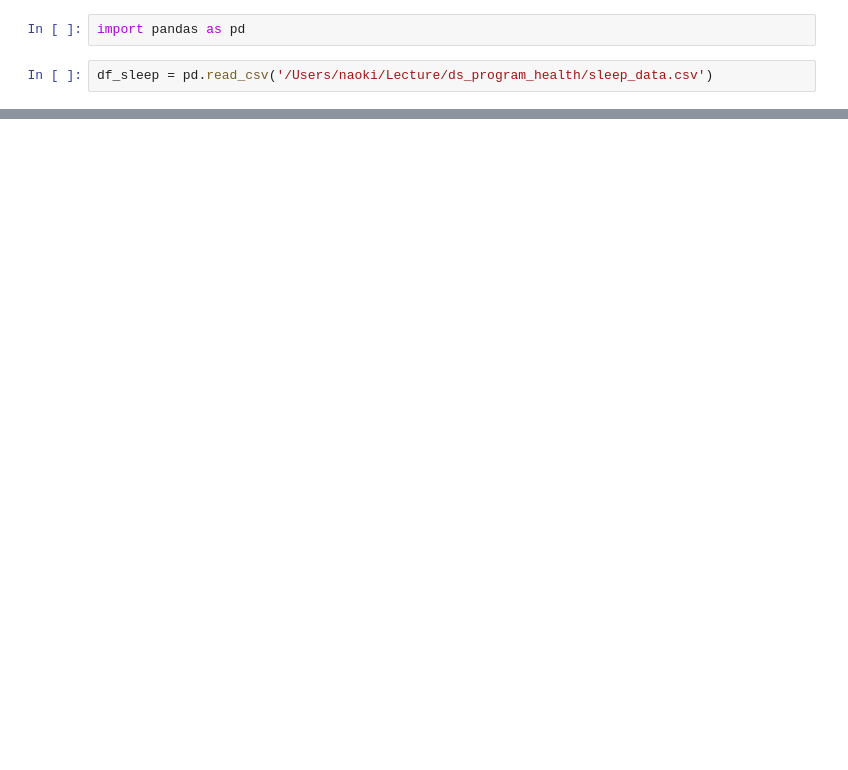
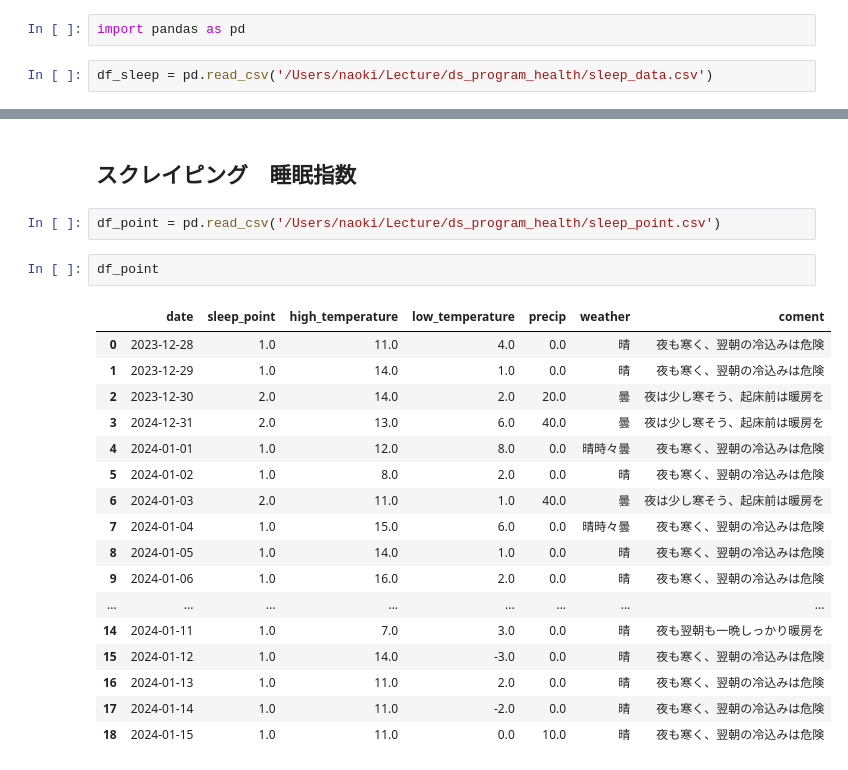
Before and after one commit to naoki-27/ds_program_health, a Jupyter notebook: analaysis.ipynb, the cells around one changed output, grey strips where cells are left out. Drawn from its saved outputs; the diff is of its cells as text; blank space fills up the shorter version.

```diff
--- a/analaysis.ipynb
+++ b/analaysis.ipynb
@@ -15,0 +51,24 @@ df_sleep.head()
+# %% [markdown]
+## スクレイピング　睡眠指数
+# %%
+df_point = pd.read_csv('/Users/naoki/Lecture/ds_program_health/sleep_point.csv')
+# %%
+df_point
+# %% [output]
+|  | date | sleep_point | high_temperature | low_temperature | precip | weather | coment |
+| 0 | 2023-12-28 | 1.0 | 11.0 | 4.0 | 0.0 | 晴 | 夜も寒く、翌朝の冷込みは危険 |
+| 1 | 2023-12-29 | 1.0 | 14.0 | 1.0 | 0.0 | 晴 | 夜も寒く、翌朝の冷込みは危険 |
+| 2 | 2023-12-30 | 2.0 | 14.0 | 2.0 | 20.0 | 曇 | 夜は少し寒そう、起床前は暖房を |
+| 3 | 2024-12-31 | 2.0 | 13.0 | 6.0 | 40.0 | 曇 | 夜は少し寒そう、起床前は暖房を |
+| 4 | 2024-01-01 | 1.0 | 12.0 | 8.0 | 0.0 | 晴時々曇 | 夜も寒く、翌朝の冷込みは危険 |
+| 5 | 2024-01-02 | 1.0 | 8.0 | 2.0 | 0.0 | 晴 | 夜も寒く、翌朝の冷込みは危険 |
+| 6 | 2024-01-03 | 2.0 | 11.0 | 1.0 | 40.0 | 曇 | 夜は少し寒そう、起床前は暖房を |
+| 7 | 2024-01-04 | 1.0 | 15.0 | 6.0 | 0.0 | 晴時々曇 | 夜も寒く、翌朝の冷込みは危険 |
+| 8 | 2024-01-05 | 1.0 | 14.0 | 1.0 | 0.0 | 晴 | 夜も寒く、翌朝の冷込みは危険 |
+| 9 | 2024-01-06 | 1.0 | 16.0 | 2.0 | 0.0 | 晴 | 夜も寒く、翌朝の冷込みは危険 |
+| ... | ... | ... | ... | ... | ... | ... | ... |
+| 14 | 2024-01-11 | 1.0 | 7.0 | 3.0 | 0.0 | 晴 | 夜も翌朝も一晩しっかり暖房を |
+| 15 | 2024-01-12 | 1.0 | 14.0 | -3.0 | 0.0 | 晴 | 夜も寒く、翌朝の冷込みは危険 |
+| 16 | 2024-01-13 | 1.0 | 11.0 | 2.0 | 0.0 | 晴 | 夜も寒く、翌朝の冷込みは危険 |
+| 17 | 2024-01-14 | 1.0 | 11.0 | -2.0 | 0.0 | 晴 | 夜も寒く、翌朝の冷込みは危険 |
+| 18 | 2024-01-15 | 1.0 | 11.0 | 0.0 | 10.0 | 晴 | 夜も寒く、翌朝の冷込みは危険 |
```
Also changed, not shown: parts of 9 cells of this notebook, 2 other files.
